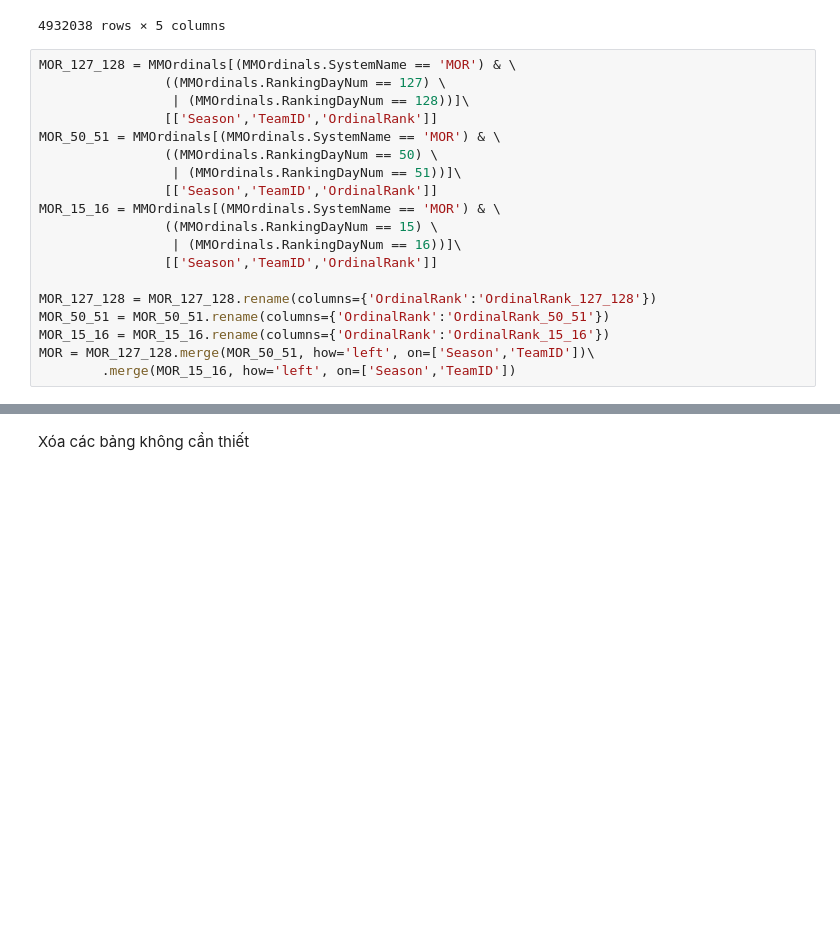
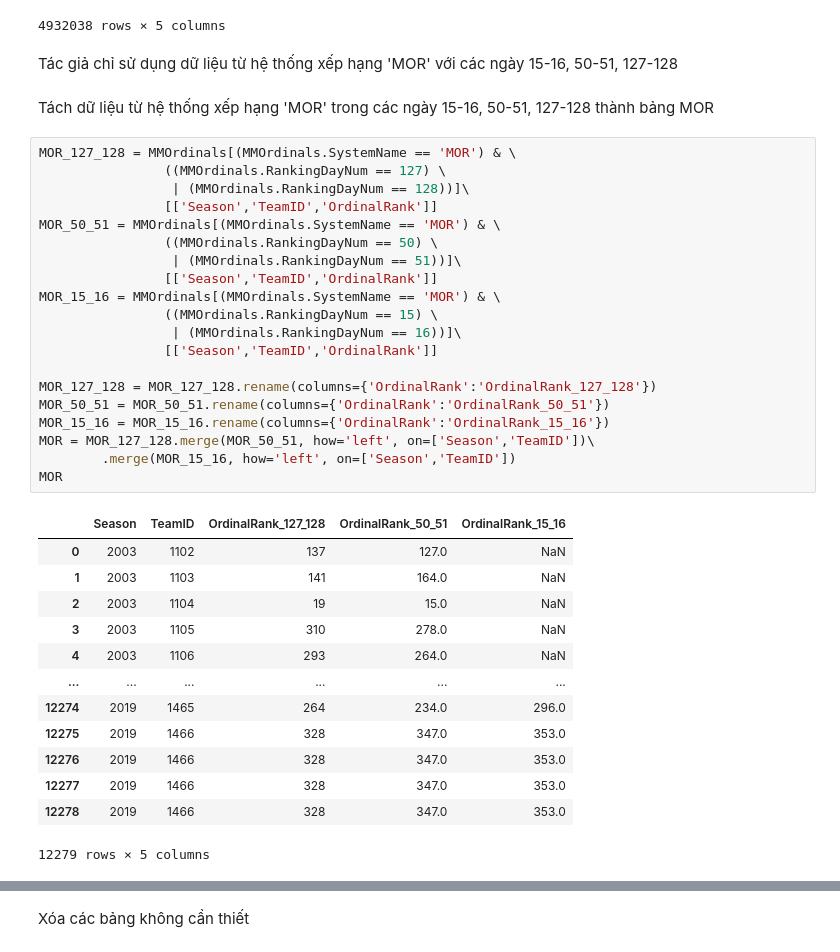
Before and after one commit to nomiku1999/KTDLUD, a Jupyter notebook: Report.ipynb, the cells around one changed output, grey strips where cells are left out. Cells and saved outputs as stored; diff of their text form; blank space fills up the shorter version.

```diff
--- a/Report.ipynb
+++ b/Report.ipynb
@@ -615,22 +615,41 @@ MMOrdinals
 | 4932036 | 2020 | 93 | LOG | 1185 | 226 |
 | 4932037 | 2020 | 93 | LOG | 1186 | 14 |
 4932038 rows × 5 columns
+# %% [markdown]
+Tác giả chỉ sử dụng dữ liệu từ hệ thống xếp hạng 'MOR' với các ngày 15-16, 50-51, 127-128
+# %% [markdown]
+Tách dữ liệu từ hệ thống xếp hạng 'MOR' trong các ngày 15-16, 50-51, 127-128 thành bảng MOR
 # %%
 MOR_127_128 = MMOrdinals[(MMOrdinals.SystemName == 'MOR') & \
                 ((MMOrdinals.RankingDayNum == 127) \
                  | (MMOrdinals.RankingDayNum == 128))]\
                 [['Season','TeamID','OrdinalRank']]
 MOR_50_51 = MMOrdinals[(MMOrdinals.SystemName == 'MOR') & \
                 ((MMOrdinals.RankingDayNum == 50) \
                  | (MMOrdinals.RankingDayNum == 51))]\
                 [['Season','TeamID','OrdinalRank']]
 MOR_15_16 = MMOrdinals[(MMOrdinals.SystemName == 'MOR') & \
                 ((MMOrdinals.RankingDayNum == 15) \
                  | (MMOrdinals.RankingDayNum == 16))]\
                 [['Season','TeamID','OrdinalRank']]
 
 MOR_127_128 = MOR_127_128.rename(columns={'OrdinalRank':'OrdinalRank_127_128'})
 MOR_50_51 = MOR_50_51.rename(columns={'OrdinalRank':'OrdinalRank_50_51'})
 MOR_15_16 = MOR_15_16.rename(columns={'OrdinalRank':'OrdinalRank_15_16'})
 MOR = MOR_127_128.merge(MOR_50_51, how='left', on=['Season','TeamID'])\
         .merge(MOR_15_16, how='left', on=['Season','TeamID'])
+MOR
+# %% [output]
+|  | Season | TeamID | OrdinalRank_127_128 | OrdinalRank_50_51 | OrdinalRank_15_16 |
+| 0 | 2003 | 1102 | 137 | 127.0 | NaN |
+| 1 | 2003 | 1103 | 141 | 164.0 | NaN |
+| 2 | 2003 | 1104 | 19 | 15.0 | NaN |
+| 3 | 2003 | 1105 | 310 | 278.0 | NaN |
+| 4 | 2003 | 1106 | 293 | 264.0 | NaN |
+| ... | ... | ... | ... | ... | ... |
+| 12274 | 2019 | 1465 | 264 | 234.0 | 296.0 |
+| 12275 | 2019 | 1466 | 328 | 347.0 | 353.0 |
+| 12276 | 2019 | 1466 | 328 | 347.0 | 353.0 |
+| 12277 | 2019 | 1466 | 328 | 347.0 | 353.0 |
+| 12278 | 2019 | 1466 | 328 | 347.0 | 353.0 |
+12279 rows × 5 columns
```
Also changed, not shown: parts of 9 cells of this notebook.
